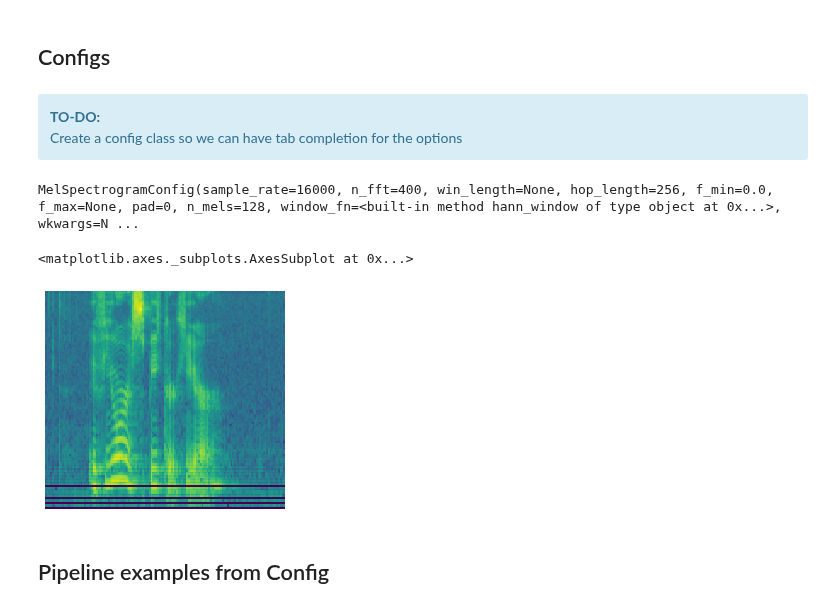
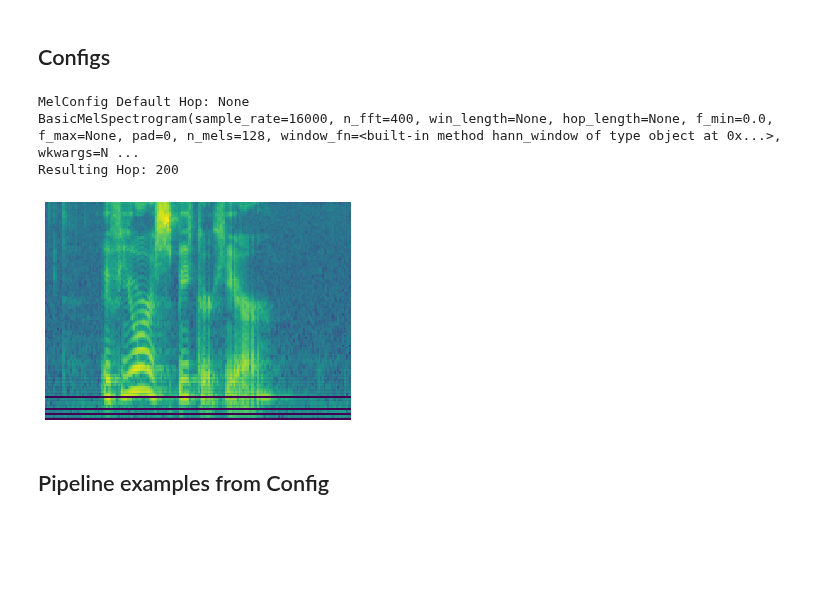
Before and after one commit to fastaudio/fastai2_audio, a Jupyter notebook: dev/70_audio_core.ipynb, the cells around one changed output. Cells and saved outputs as stored; diff of their text form; code cells hidden in the pictures; blank space fills up the shorter version.

Commit message:
Create AudioConfig wrapper for sg configs

```diff
--- a/dev/70_audio_core.ipynb
+++ b/dev/70_audio_core.ipynb
@@ -648,7 +648,3 @@ for i in range(3):
 [figure]
 # %% [markdown]
 ## Configs
-# %% [markdown]
-<div class='alert alert-block alert-info'><strong>TO-DO:</strong><br>
-    Create a config class so we can have tab completion for the options
-</div>
@@ -655,25 +658,23 @@ for i in range(3):
 # %%
 #export
-def config_from_func(func, name, **kwargs):
-    params = inspect.signature(func).parameters.items()
-    namespace = {k:v.default for k, v in params}
-    namespace.update(kwargs)
-    return make_dataclass(name, namespace.keys(), namespace=namespace)
-
-#default configurations from the wrapped function
-#make sure to pass in mel=False as kwarg for non-mel spec, and to_db=False for non db spec
-SpectrogramConfig    = config_from_func(_GenSpec, "SpectrogramConfig", mel=False)
-MelSpectrogramConfig = config_from_func(_GenMelSpec, "MelSpectrogramConfig")
-MFCCConfig           = config_from_func(_GenMFCC, "MFCCConfig")
-#special configs with domain-specific defaults
-VoiceMelConfig = config_from_func(_GenMelSpec, "VoiceMelConfig", f_min=50., f_max=8000., n_mels=64)
+class AudioConfig():
+    #default configurations from the wrapped function
+    #make sure to pass in mel=False as kwarg for non-mel spec, and to_db=False for non db spec
+    BasicSpectrogram    = config_from_func(_GenSpec, "BasicSpectrogram", mel=False)
+    BasicMelSpectrogram = config_from_func(_GenMelSpec, "BasicMelSpectrogram")
+    BasicMFCC           = config_from_func(_GenMFCC, "BasicMFCC ")
+    #special configs with domain-specific defaults
+    Voice = config_from_func(_GenMelSpec, "Voice", f_min=50., f_max=8000., n_mels=128, hop_length=128)
 # %%
-mel_cfg = MelSpectrogramConfig(hop_length=256)
+mel_cfg = AudioConfig.BasicMelSpectrogram()
+print("MelConfig Default Hop:", mel_cfg.hop_length)
+print(mel_cfg)
 a2mel = AudioToSpec.from_cfg(mel_cfg)
 mel = a2mel(oa(42))
-print(mel_cfg)
 mel.show()
+print("Resulting Hop:",mel.hop_length)
 # %% [output]
-MelSpectrogramConfig(sample_rate=16000, n_fft=400, win_length=None, hop_length=256, f_min=0.0, f_max=None, pad=0, n_mels=128, window_fn=<built-in method hann_window of type object at 0x...>, wkwargs=N ...
+MelConfig Default Hop: None
+BasicMelSpectrogram(sample_rate=16000, n_fft=400, win_length=None, hop_length=None, f_min=0.0, f_max=None, pad=0, n_mels=128, window_fn=<built-in method hann_window of type object at 0x...>, wkwargs=N ...
+Resulting Hop: 200
-<matplotlib.axes._subplots.AxesSubplot at 0x...>
-[figure, old version]
+[figure, new version]
```
Also changed, not shown: parts of 12 cells of this notebook.
